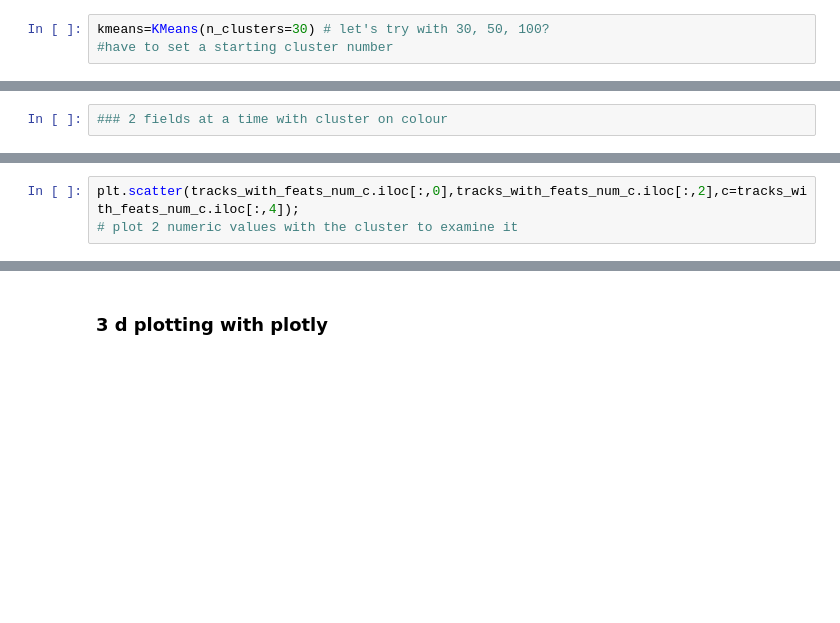
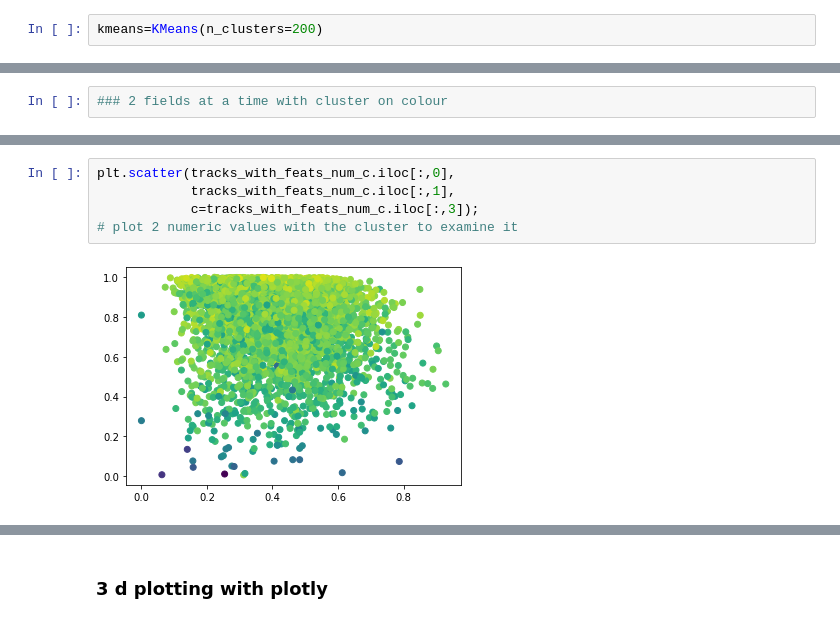
Before and after one commit to GloriaiXIII/IronGloriai, a Jupyter notebook: ironhack_week7/w7_labs/w7d4_lab_unsupervised_learning.ipynb, the cells around one changed output, grey strips where cells are left out. Cells and saved outputs as stored; diff of their text form; blank space fills up the shorter version.

```diff
--- a/ironhack_week7/w7_labs/w7d4_lab_unsupervised_learning.ipynb
+++ b/ironhack_week7/w7_labs/w7d4_lab_unsupervised_learning.ipynb
@@ -954,8 +1071,7 @@ plt.scatter(tracks_with_feats_num.iloc[:,0],tracks_with_feats_num.iloc[:,3],trac
 # %% [markdown]
 ## Apply Clustering
 # %%
-kmeans=KMeans(n_clusters=30) # let's try with 30, 50, 100?
-#have to set a starting cluster number
+kmeans=KMeans(n_clusters=200)
 # %%
 cluster=kmeans.fit(tracks_with_feats_num)
 # %% [markdown]
@@ -978,4 +1150,8 @@ tracks_with_feats_num_c["cluster1"].value_counts()
 # %%
-plt.scatter(tracks_with_feats_num_c.iloc[:,0],tracks_with_feats_num_c.iloc[:,2],c=tracks_with_feats_num_c.iloc[:,4]);
+plt.scatter(tracks_with_feats_num_c.iloc[:,0],
+            tracks_with_feats_num_c.iloc[:,1],
+            c=tracks_with_feats_num_c.iloc[:,3]);
 # plot 2 numeric values with the cluster to examine it
+# %% [output]
+[figure, added]
 # %%
```
Also changed, not shown: parts of 48 cells of this notebook.
